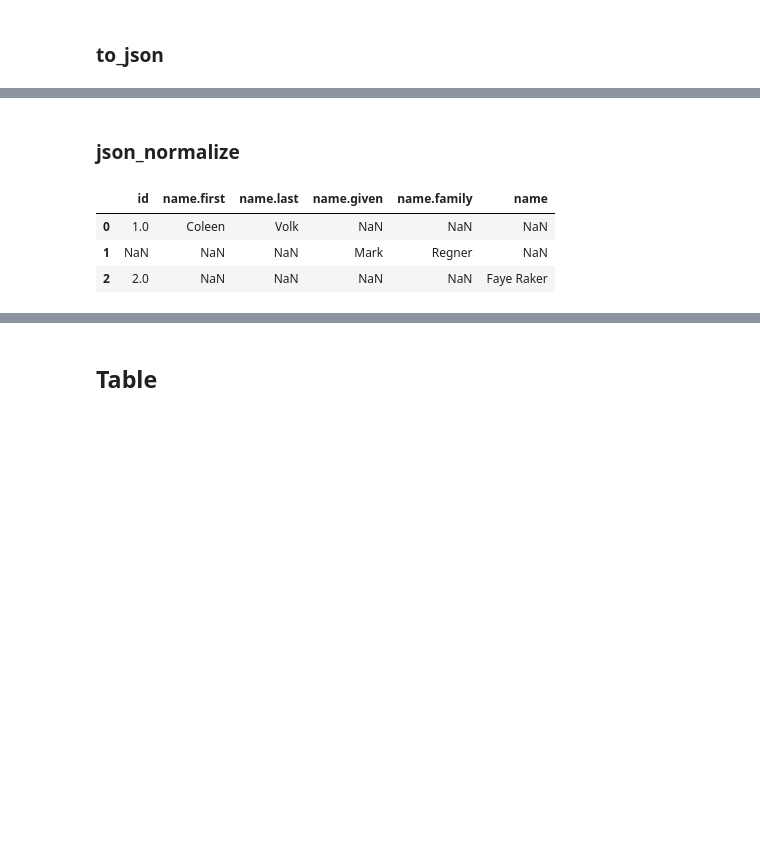
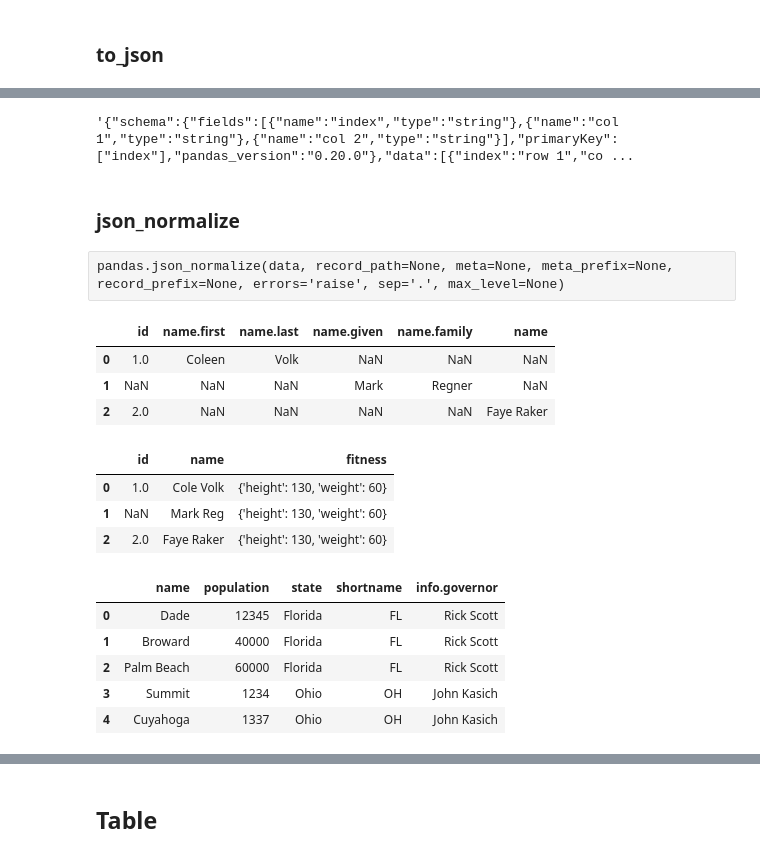
Before and after one commit to yunsansheng/code-notes, a Jupyter notebook: python/KT-pandas.ipynb, the cells around one changed output, grey strips where cells are left out. Saved outputs shown, nothing was run; the diff lists cells and outputs as text; code cells hidden in the pictures; blank space fills up the shorter version.

```diff
--- a/python/KT-pandas.ipynb
+++ b/python/KT-pandas.ipynb
@@ -418,16 +448,78 @@ df1.head(1)
+# %%
+df.to_json(orient="table")
+# %% [output]
+'{"schema":{"fields":[{"name":"index","type":"string"},{"name":"col 1","type":"string"},{"name":"col 2","type":"string"}],"primaryKey":["index"],"pandas_version":"0.20.0"},"data":[{"index":"row 1","co ...
 # %% [markdown]
 ### json_normalize
+# %% [raw]
+pandas.json_normalize(data, record_path=None, meta=None, meta_prefix=None, record_prefix=None, errors='raise', sep='.', max_level=None)
 # %%
 data = [
     {"id": 1, "name": {"first": "Coleen", "last": "Volk"}},
     {"name": {"given": "Mark", "family": "Regner"}},
     {"id": 2, "name": "Faye Raker"},
 ]
+pd.json_normalize(data)
+## 会自动创建每个字段， 内层的字段通过.拼接
+# %% [output]
+|  | id | name.first | name.last | name.given | name.family | name |
+| 0 | 1.0 | Coleen | Volk | NaN | NaN | NaN |
+| 1 | NaN | NaN | NaN | Mark | Regner | NaN |
+| 2 | 2.0 | NaN | NaN | NaN | NaN | Faye Raker |
-# %%
-pd.json_normalize(data)
-## 会自动创建每个字段， 内层的字段通过.拼接
-# %% [output]
-|  | id | name.first | name.last | name.given | name.family | name |
-| 0 | 1.0 | Coleen | Volk | NaN | NaN | NaN |
-| 1 | NaN | NaN | NaN | Mark | Regner | NaN |
-| 2 | 2.0 | NaN | NaN | NaN | NaN | Faye Raker |
+# %%
+data = [
+    {
+        "id": 1,
+        "name": "Cole Volk",
+        "fitness": {"height": 130, "weight": 60},
+    },
+    {"name": "Mark Reg", "fitness": {"height": 130, "weight": 60}},
+    {
+        "id": 2,
+        "name": "Faye Raker",
+        "fitness": {"height": 130, "weight": 60},
+    },
+]
+pd.json_normalize(data, max_level=0) # max_level如果是0 那么解析第一层
+# %% [output]
+|  | id | name | fitness |
+| 0 | 1.0 | Cole Volk | {'height': 130, 'weight': 60} |
+| 1 | NaN | Mark Reg | {'height': 130, 'weight': 60} |
+| 2 | 2.0 | Faye Raker | {'height': 130, 'weight': 60} |
+# %%
+data = [
+    {
+        "state": "Florida",
+        "shortname": "FL",
+        "info": {"governor": "Rick Scott"},
+        "counties": [
+            {"name": "Dade", "population": 12345},
+            {"name": "Broward", "population": 40000},
+            {"name": "Palm Beach", "population": 60000},
+        ],
+    },
+    {
+        "state": "Ohio",
+        "shortname": "OH",
+        "info": {"governor": "John Kasich"},
+        "counties": [
+            {"name": "Summit", "population": 1234},
+            {"name": "Cuyahoga", "population": 1337},
+        ],
+    },
+]
+# pd.json_normalize(
+#     data
+# )
+
+## 以counties 作为解析的行
+pd.json_normalize(
+    data, "counties", ["state", "shortname", ["info", "governor"]]
+)
+# %% [output]
+|  | name | population | state | shortname | info.governor |
+| 0 | Dade | 12345 | Florida | FL | Rick Scott |
+| 1 | Broward | 40000 | Florida | FL | Rick Scott |
+| 2 | Palm Beach | 60000 | Florida | FL | Rick Scott |
+| 3 | Summit | 1234 | Ohio | OH | John Kasich |
+| 4 | Cuyahoga | 1337 | Ohio | OH | John Kasich |
```
Also changed, not shown: parts of 9 cells of this notebook.
